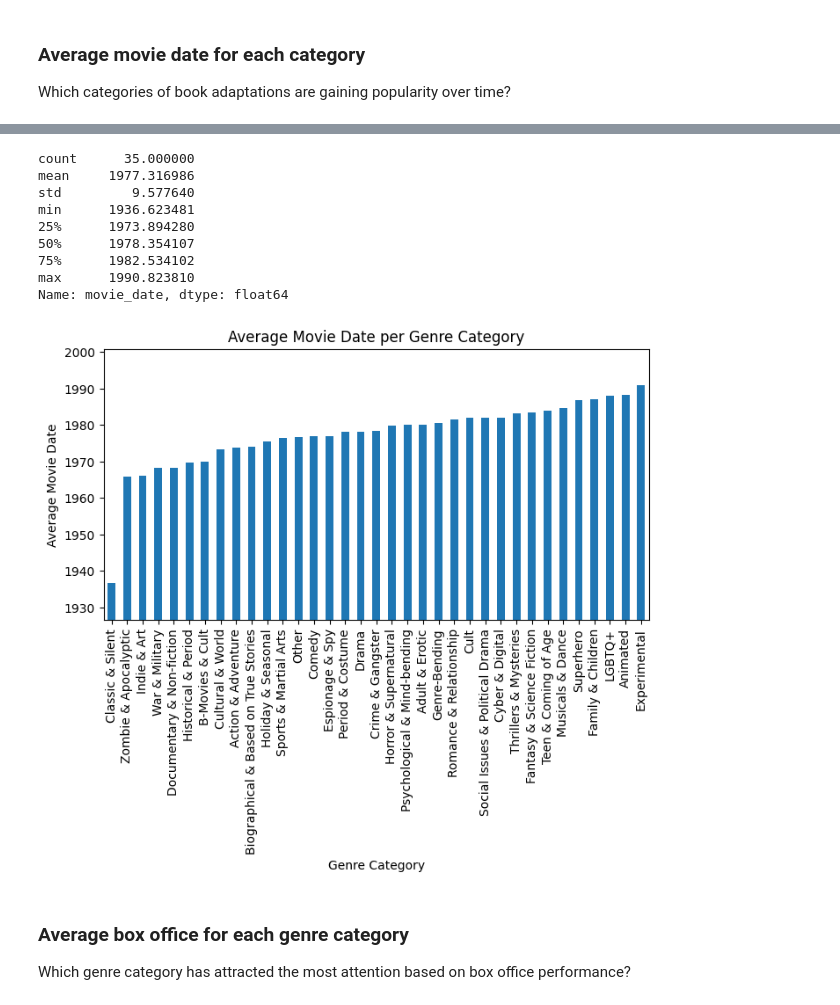
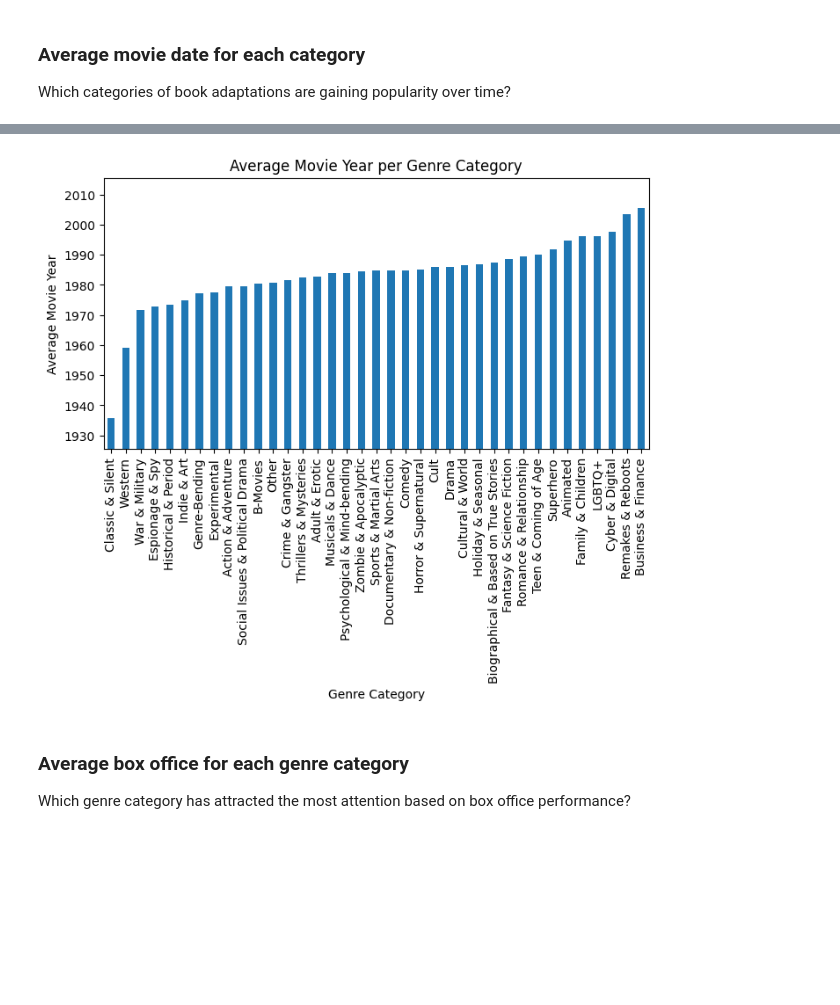
Before and after one commit to epfl-ada/ada-2024-project-padamalgame, a Jupyter notebook: results.ipynb, the cells around one changed output, grey strips where cells are left out. Drawn from its saved outputs; the diff is of its cells as text; code cells hidden in the pictures; blank space fills up the shorter version.

```diff
--- a/results.ipynb
+++ b/results.ipynb
@@ -30,0 +17,7 @@ df.head()
+# %%
+# Load the dataset all_movies
+df = pd.read_csv('src/all_movies.csv')
+df.head()
+
+# Load the dataset adapted_movies
+adapted_movies = pd.read_csv('src/adapted_movies.csv')
@@ -187,4 +187,4 @@ Which categories of book adaptations are gaining popularity over time?
 # %%
 genre_categories = load_genre_categories('data/genre_categories.json')
 # %%
-df_genres_exploded = explode_genres(df.copy())
+df_genres_exploded = explode_MovieGenre(df.copy())
@@ -212,37 +191,28 @@ df_genres_exploded = explode_genres(df.copy())
 # %%
 # Calculate the average movie date for each genre category
-average_movie_date = df_genres_exploded.groupby('genres')['movie_date'].mean()
+average_movie_year = df_genres_exploded.groupby('MovieGenre')['MovieYear'].mean()
 
 # Map genres to categories
-average_movie_date_category = average_movie_date.reset_index()
-average_movie_date_category['category'] = average_movie_date_category['genres'].map(lambda x: next((k for k, v in genre_categories.items() if x in v), 'Other'))
+average_movie_year_category = average_movie_year.reset_index()
+average_movie_year_category['MovieCategory'] = average_movie_year_category['MovieGenre'].map(lambda x: next((k for k, v in genre_categories.items() if x in v), 'Other'))
 
-# Calculate the average movie date for each category
-average_movie_date_category = average_movie_date_category.groupby('category')['movie_date'].mean()
+# Calculate the average movie year for each category
+average_movie_year_category = average_movie_year_category.groupby('MovieCategory')['MovieYear'].mean()
 
 # Sort the average movie date by descending order
-average_movie_date_category = average_movie_date_category.sort_values(ascending=True)
+average_movie_year_category = average_movie_year_category.sort_values(ascending=True)
 
 # Plot the average movie date for each genre category
 plt.figure(figsize=(8, 4))
-average_movie_date_category.plot(kind='bar')
-plt.title('Average Movie Date per Genre Category')
+average_movie_year_category.plot(kind='bar')
+plt.title('Average Movie Year per Genre Category')
 plt.xlabel('Genre Category')
-plt.ylabel('Average Movie Date')
+plt.ylabel('Average Movie Year')
 plt.xticks(rotation=90)
-plt.ylim(average_movie_date_category.min() - 10, average_movie_date_category.max() + 10)
+plt.ylim(average_movie_year_category.min() - 10, average_movie_year_category.max() + 10)
 plt.show()
 # %% [output]
-count      35.000000
-mean     1977.316986
-std         9.577640
-min      1936.623481
-25%      1973.894280
-50%      1978.354107
-75%      1982.534102
-max      1990.823810
-Name: movie_date, dtype: float64
-[figure, old version]
+[figure, new version]
 # %% [markdown]
 ### Average box office for each genre category
 Which genre category has attracted the most attention based on box office performance?
```
Also changed, not shown: parts of 26 cells of this notebook, 2 other files.
